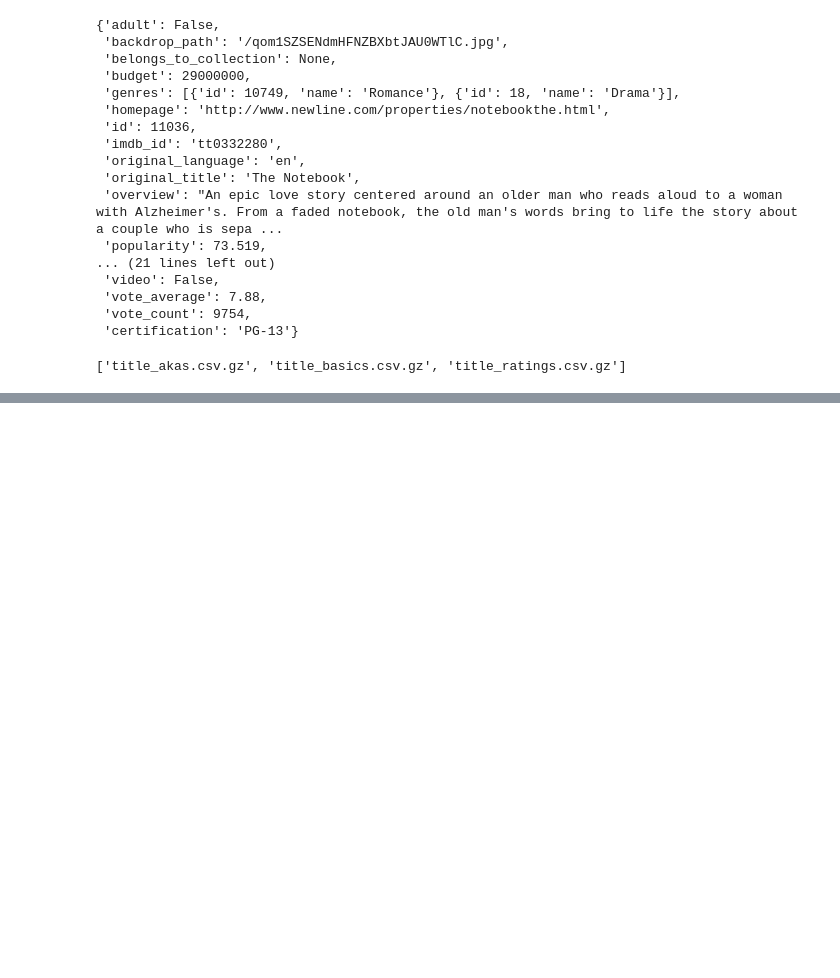
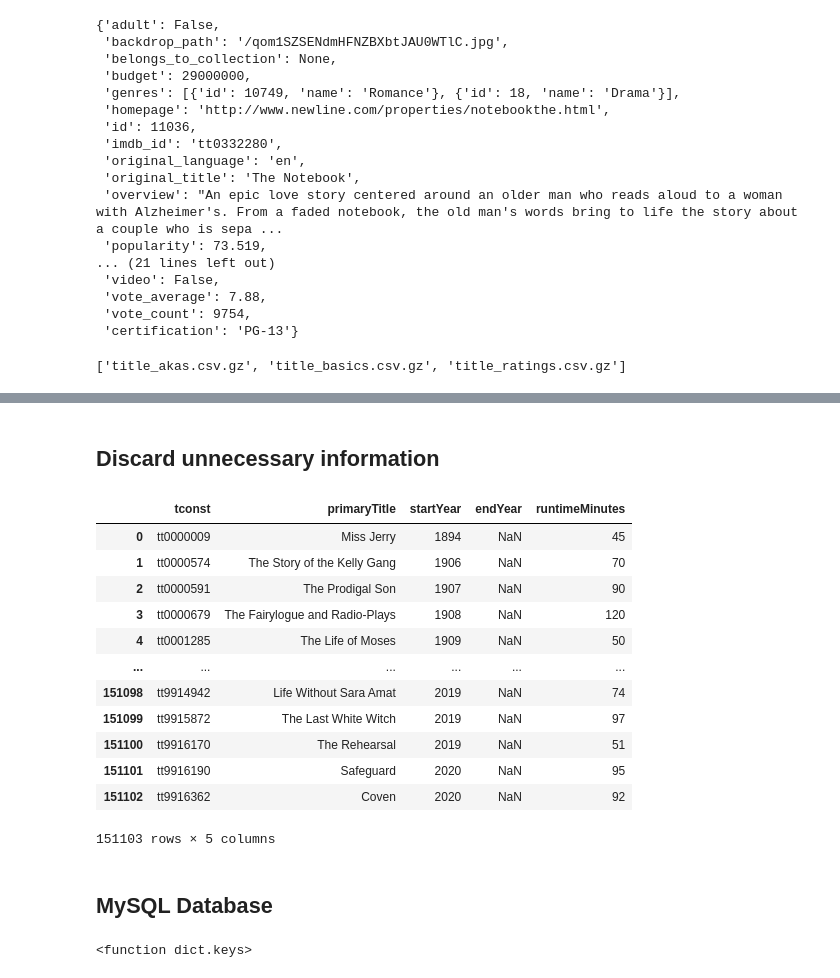
Before and after one commit to julianasaha/IMDB-project, a Jupyter notebook: Project 3.ipynb, the cells around one changed output, grey strips where cells are left out. Drawn from its saved outputs; the diff is of its cells as text; code cells hidden in the pictures; blank space fills up the shorter version.

```diff
--- a/Project 3.ipynb
+++ b/Project 3.ipynb
@@ -342,0 +496,29 @@ for YEAR in tqdm_notebook(YEARS_TO_GET,desc='YEARS',position=0):
+# %% [markdown]
+## **Discard unnecessary information**
+# %%
+# Drop following columns
+title_basics = btitle_basics.drop(['originalTitle','isAdult', 'titleType','genres','genres_split'], axis = 1)
+title_basics
+# %% [output]
+|  | tconst | primaryTitle | startYear | endYear | runtimeMinutes |
+| 0 | tt0000009 | Miss Jerry | 1894 | NaN | 45 |
+| 1 | tt0000574 | The Story of the Kelly Gang | 1906 | NaN | 70 |
+| 2 | tt0000591 | The Prodigal Son | 1907 | NaN | 90 |
+| 3 | tt0000679 | The Fairylogue and Radio-Plays | 1908 | NaN | 120 |
+| 4 | tt0001285 | The Life of Moses | 1909 | NaN | 50 |
+| ... | ... | ... | ... | ... | ... |
+| 151098 | tt9914942 | Life Without Sara Amat | 2019 | NaN | 74 |
+| 151099 | tt9915872 | The Last White Witch | 2019 | NaN | 97 |
+| 151100 | tt9916170 | The Rehearsal | 2019 | NaN | 51 |
+| 151101 | tt9916190 | Safeguard | 2020 | NaN | 95 |
+| 151102 | tt9916362 | Coven | 2020 | NaN | 92 |
+151103 rows × 5 columns
+# %% [markdown]
+## **MySQL Database**
+# %%
+# loading mysql credentials
+with open('/Users/julia/.secret/mysql.json') as f:
+    login =json.load(f)
+login.keys
+# %% [output]
+<function dict.keys>
```
Also changed, not shown: parts of 36 cells of this notebook, 2 other files.
